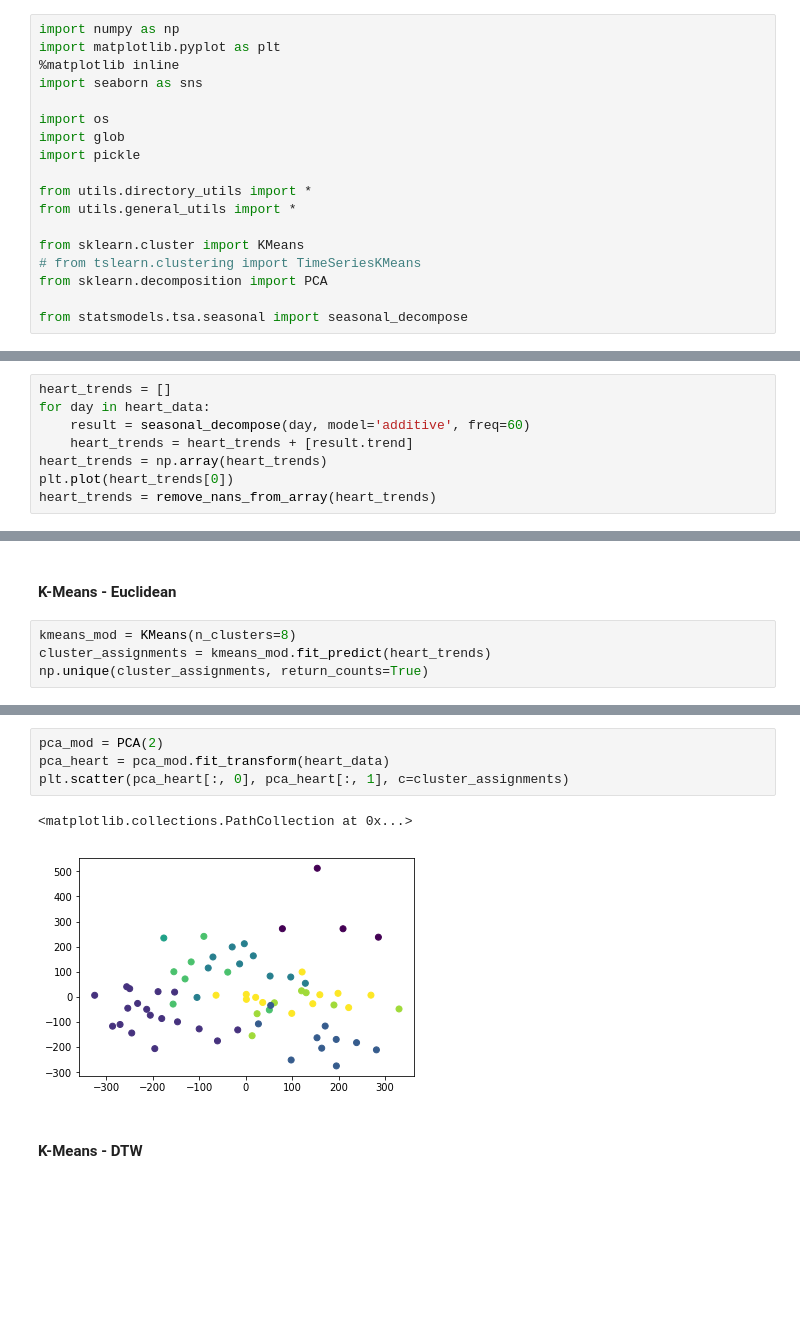
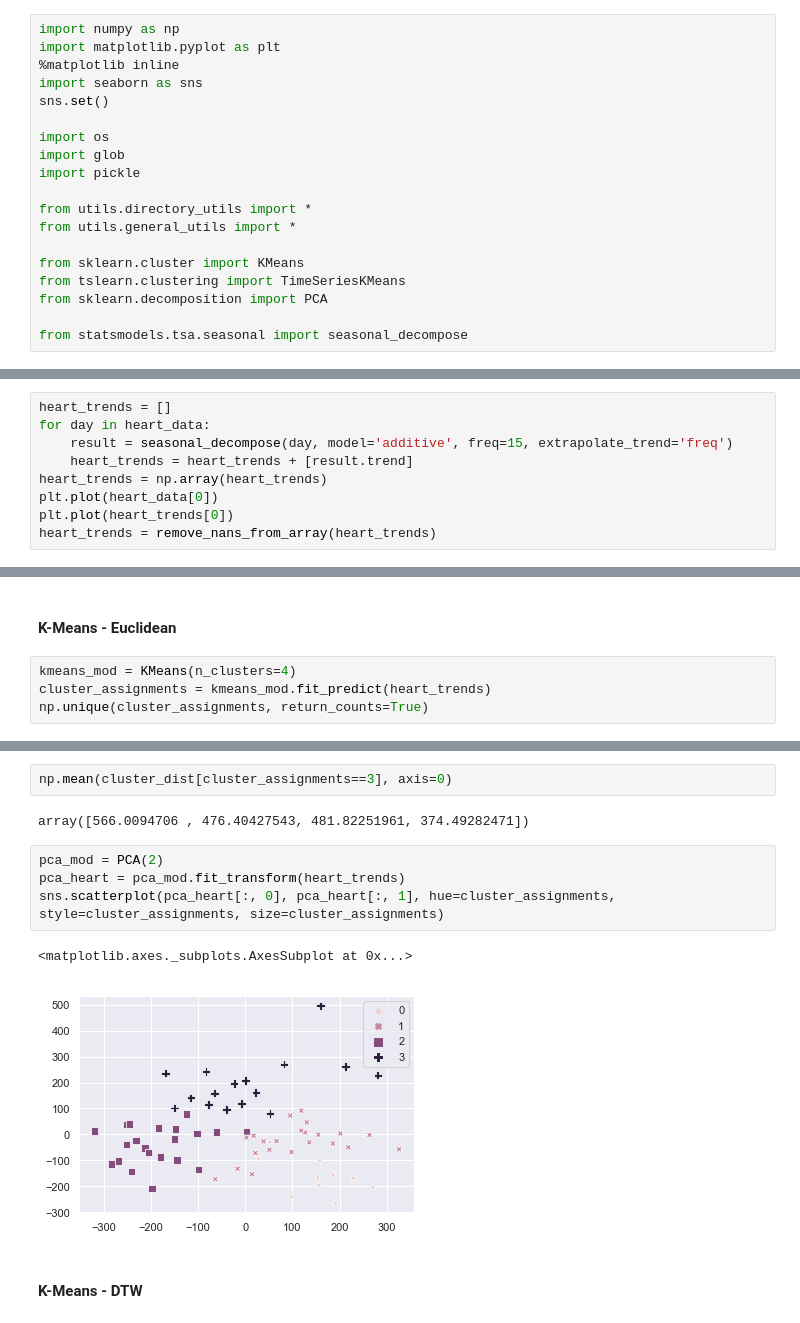
Before and after one commit to goelsaksham/healthRecSys, a Jupyter notebook: src/Exploratory Clustering.ipynb, the cells around one changed output, grey strips where cells are left out. Drawn from its saved outputs; the diff is of its cells as text; blank space fills up the shorter version.

```diff
--- a/src/Exploratory Clustering.ipynb
+++ b/src/Exploratory Clustering.ipynb
@@ -9,6 +9,7 @@ import numpy as np
 import matplotlib.pyplot as plt
 %matplotlib inline
 import seaborn as sns
+sns.set()
 
 import os
 import glob
@@ -18,7 +19,7 @@ from utils.directory_utils import *
 from utils.general_utils import *
 
 from sklearn.cluster import KMeans
-# from tslearn.clustering import TimeSeriesKMeans
+from tslearn.clustering import TimeSeriesKMeans
 from sklearn.decomposition import PCA
 
 from statsmodels.tsa.seasonal import seasonal_decompose
@@ -60,9 +59,10 @@ heart_data.shape
 # %%
 heart_trends = []
 for day in heart_data:
-    result = seasonal_decompose(day, model='additive', freq=60)
+    result = seasonal_decompose(day, model='additive', freq=15, extrapolate_trend='freq')
     heart_trends = heart_trends + [result.trend]
 heart_trends = np.array(heart_trends)
+plt.plot(heart_data[0])
 plt.plot(heart_trends[0])
 heart_trends = remove_nans_from_array(heart_trends)
 # %% [output]
@@ -70,7 +70,7 @@ heart_trends = remove_nans_from_array(heart_trends)
 # %% [markdown]
 #### K-Means - Euclidean
 # %%
-kmeans_mod = KMeans(n_clusters=8)
+kmeans_mod = KMeans(n_clusters=4)
 cluster_assignments = kmeans_mod.fit_predict(heart_trends)
 np.unique(cluster_assignments, return_counts=True)
 # %% [output]
@@ -78,10 +90,14 @@ ValueError: Input contains NaN, infinity or a value too large for dtype('float64
+# %%
+np.mean(cluster_dist[cluster_assignments==3], axis=0)
+# %% [output]
+array([566.0094706 , 476.40427543, 481.82251961, 374.49282471])
 # %%
 pca_mod = PCA(2)
-pca_heart = pca_mod.fit_transform(heart_data)
-plt.scatter(pca_heart[:, 0], pca_heart[:, 1], c=cluster_assignments)
+pca_heart = pca_mod.fit_transform(heart_trends)
+sns.scatterplot(pca_heart[:, 0], pca_heart[:, 1], hue=cluster_assignments, style=cluster_assignments, size=cluster_assignments)
 # %% [output]
-<matplotlib.collections.PathCollection at 0x...>
+<matplotlib.axes._subplots.AxesSubplot at 0x...>
-[figure, old version]
+[figure, new version]
 # %% [markdown]
 #### K-Means - DTW
 # %%
```
Also changed, not shown: parts of 12 cells of this notebook, 3 other files.
